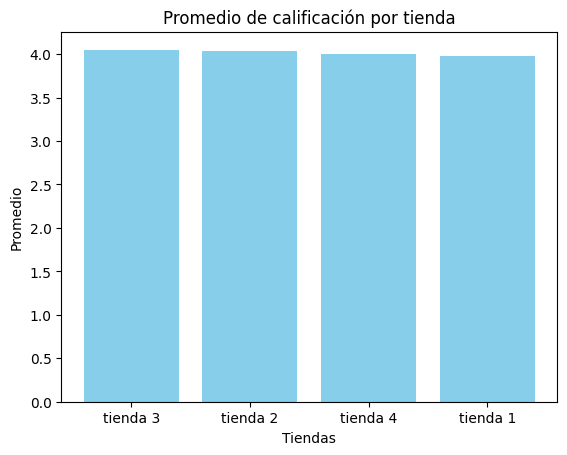
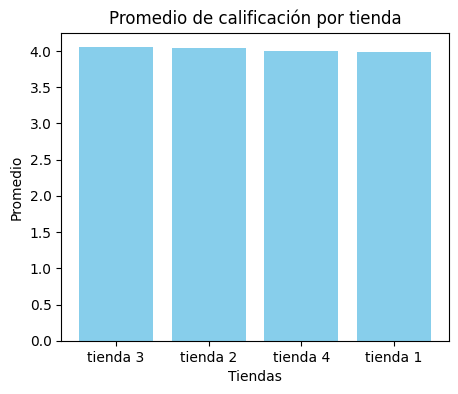
The notebook cell's code change between the first figure and the second:
--- before
+++ after
@@ -16,5 +16,5 @@
 nombres = [item[0] for item in promedio_ordenado]
 valor = [item[1] for item in promedio_ordenado]
-
+plt.figure(figsize=(5, 4))
 plt.bar(nombres, valor, color="skyblue")
 plt.title("Promedio de calificación por tienda")

Commit: Corrección de tamaño de gráficos